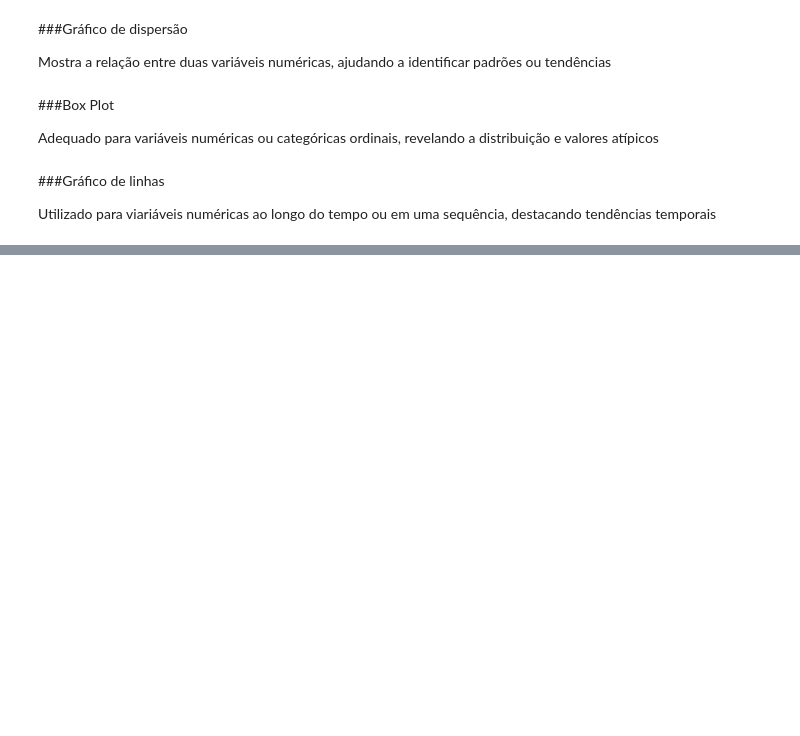
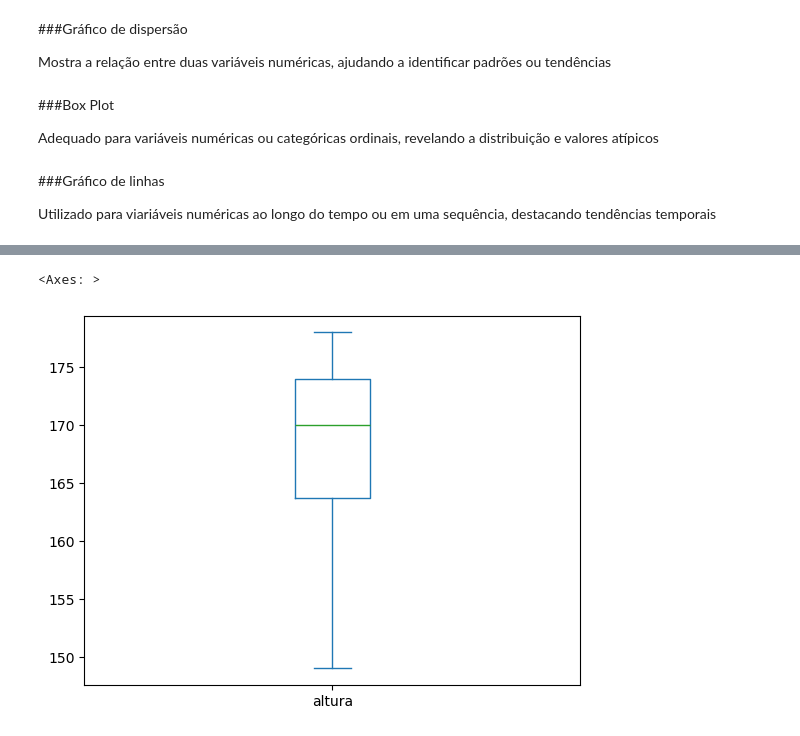
Before and after one commit to leandroclv/Analise_Dados_Python_Panda, a Jupyter notebook: estatistica/introdcao.ipynb, the cells around one changed output, grey strips where cells are left out. Drawn from its saved outputs; the diff is of its cells as text; code cells hidden in the pictures; blank space fills up the shorter version.

```diff
--- a/estatistica/introdcao.ipynb
+++ b/estatistica/introdcao.ipynb
@@ -218,0 +238,5 @@ Utilizado para viariáveis numéricas ao longo do tempo ou em uma sequência, de
+# %%
+df['altura'].plot.box()
+# %% [output]
+<Axes: >
+[figure, added]
```
Also changed, not shown: parts of 27 cells of this notebook, 1 other file.
